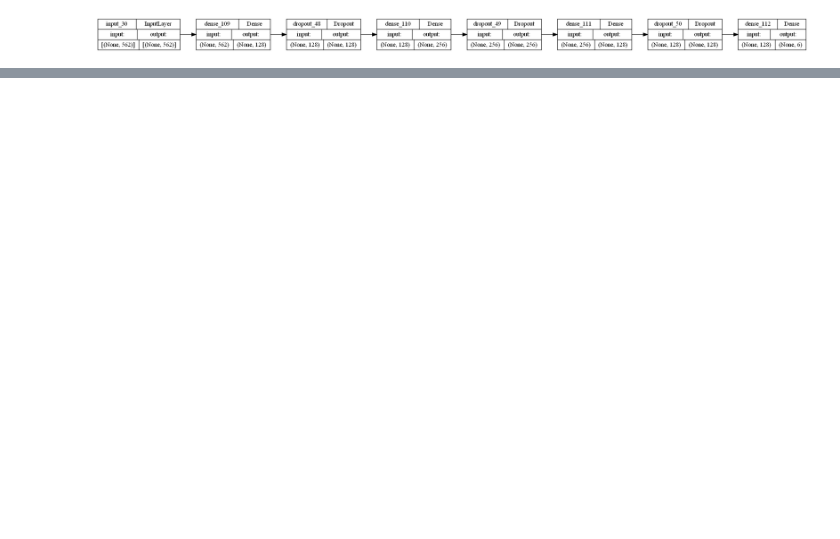
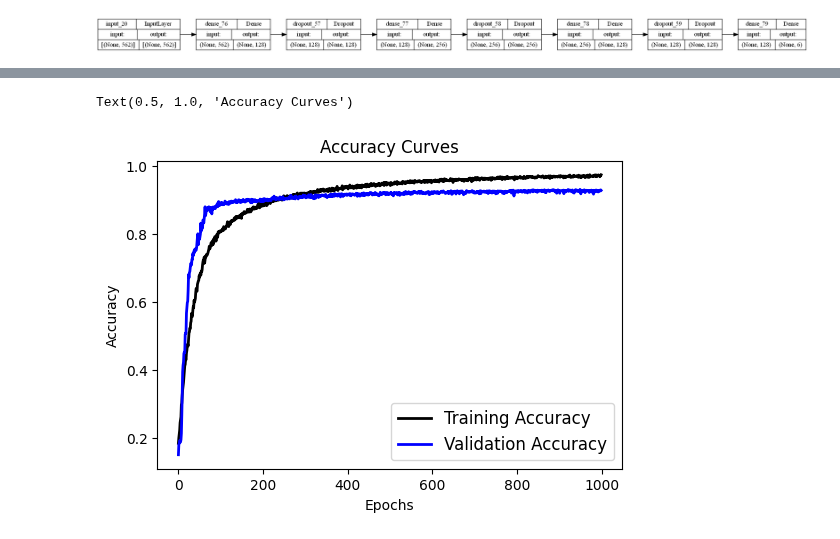
Before and after one commit to Pawcharz/Human-Activity-Recognition, a Jupyter notebook: classification_DNN.ipynb, the cells around one changed output, grey strips where cells are left out. Saved outputs shown, nothing was run; the diff lists cells and outputs as text; code cells hidden in the pictures; blank space fills up the shorter version.

Commit message:
Try different optimizer

```diff
--- a/classification_DNN.ipynb
+++ b/classification_DNN.ipynb
@@ -80,15 +81,14 @@ keras.utils.plot_model(model, show_shapes=True, rankdir="LR")
 # %% [output]
 [figure]
 # %%
-optimizer = keras.optimizers.Adam()
-
+optimizer = keras.optimizers.Adadelta(learning_rate=1e-1, rho=0.95, epsilon=1e-08, decay=0.0)
 model.compile(optimizer=optimizer, loss="categorical_crossentropy", metrics='accuracy')
 # %%
-model.fit(
+history = model.fit(
   X_train,
   y_train_encoded,
   batch_size=1000,
-  epochs=100,
+  epochs=1000,
   verbose=1,
   validation_split=0.3
 )
@@ -120,0 +120,12 @@ print(score)
+# %%
+# Plotting the accuracy curve
+plt.figure(figsize=[6, 4])
+plt.plot(history.history['accuracy'], 'black', linewidth=2.0)
+plt.plot(history.history['val_accuracy'], 'blue', linewidth=2.0)
+plt.legend(['Training Accuracy', 'Validation Accuracy'], fontsize=12)
+plt.xlabel('Epochs', fontsize=10)
+plt.ylabel('Accuracy', fontsize=10)
+plt.title('Accuracy Curves', fontsize=12)
+# %% [output]
+Text(0.5, 1.0, 'Accuracy Curves')
+[figure, added]
```
Also changed, not shown: parts of 4 cells of this notebook, 1 other file.
